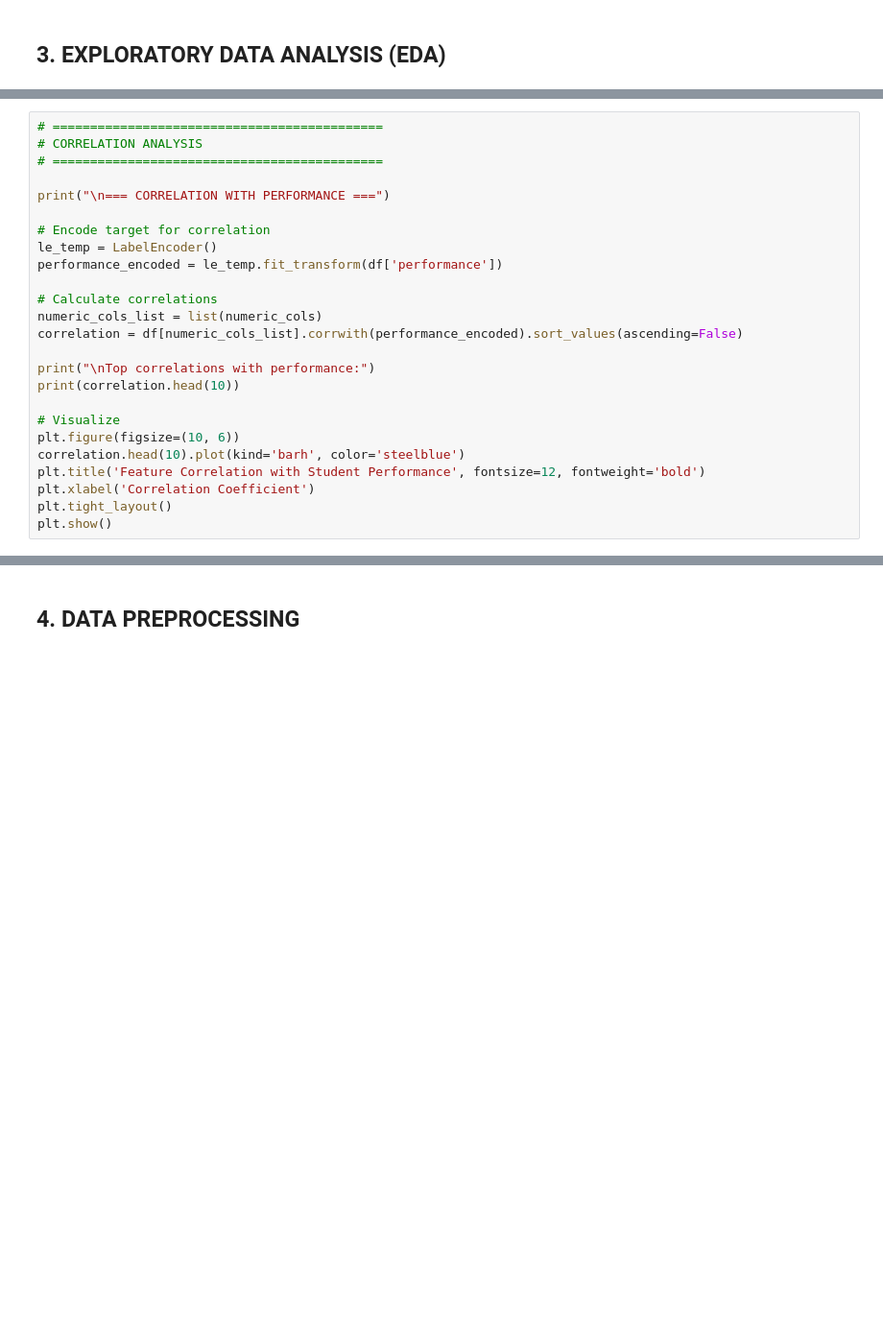
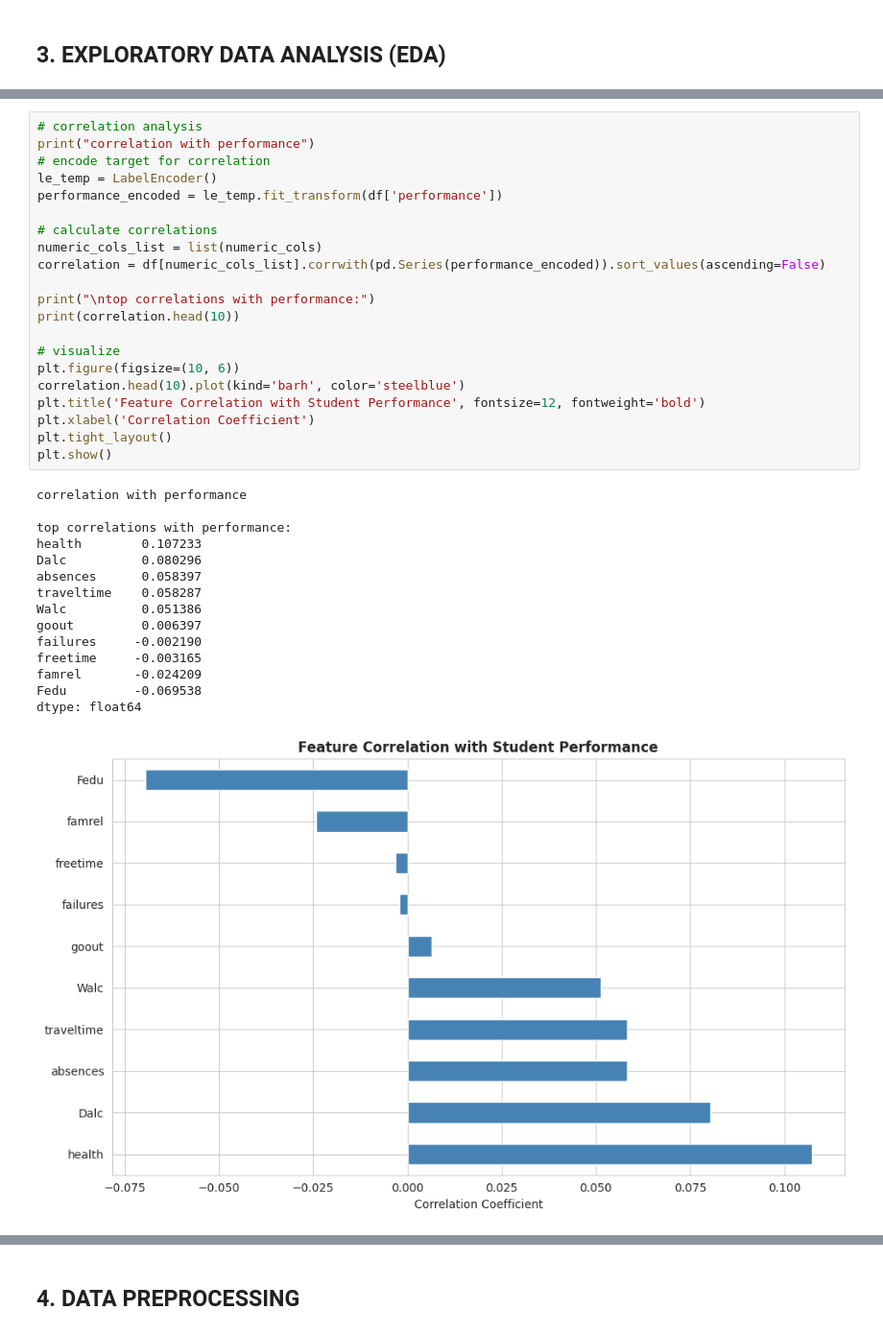
Before and after one commit to star-small/ml-final, a Jupyter notebook: ml_project.ipynb, the cells around one changed output, grey strips where cells are left out. Shown: that part at 96% size. Drawn from its saved outputs; the diff is of its cells as text; blank space fills up the shorter version.

```diff
--- a/ml_project.ipynb
+++ b/ml_project.ipynb
@@ -211,26 +219,38 @@ print(numeric_cols)
 # %%
-# ============================================
-# CORRELATION ANALYSIS
-# ============================================
-
-print("\n=== CORRELATION WITH PERFORMANCE ===")
-
-# Encode target for correlation
+# correlation analysis
+print("correlation with performance")
+# encode target for correlation
 le_temp = LabelEncoder()
 performance_encoded = le_temp.fit_transform(df['performance'])
 
-# Calculate correlations
+# calculate correlations
 numeric_cols_list = list(numeric_cols)
-correlation = df[numeric_cols_list].corrwith(performance_encoded).sort_values(ascending=False)
+correlation = df[numeric_cols_list].corrwith(pd.Series(performance_encoded)).sort_values(ascending=False)
 
-print("\nTop correlations with performance:")
+print("\ntop correlations with performance:")
 print(correlation.head(10))
 
-# Visualize
+# visualize
 plt.figure(figsize=(10, 6))
 correlation.head(10).plot(kind='barh', color='steelblue')
 plt.title('Feature Correlation with Student Performance', fontsize=12, fontweight='bold')
 plt.xlabel('Correlation Coefficient')
 plt.tight_layout()
 plt.show()
+# %% [output]
+correlation with performance
+
+top correlations with performance:
+health        0.107233
+Dalc          0.080296
+absences      0.058397
+traveltime    0.058287
+Walc          0.051386
+goout         0.006397
+failures     -0.002190
+freetime     -0.003165
+famrel       -0.024209
+Fedu         -0.069538
+dtype: float64
+[figure, added]
 # %%
```
Also changed, not shown: parts of 24 cells of this notebook.
